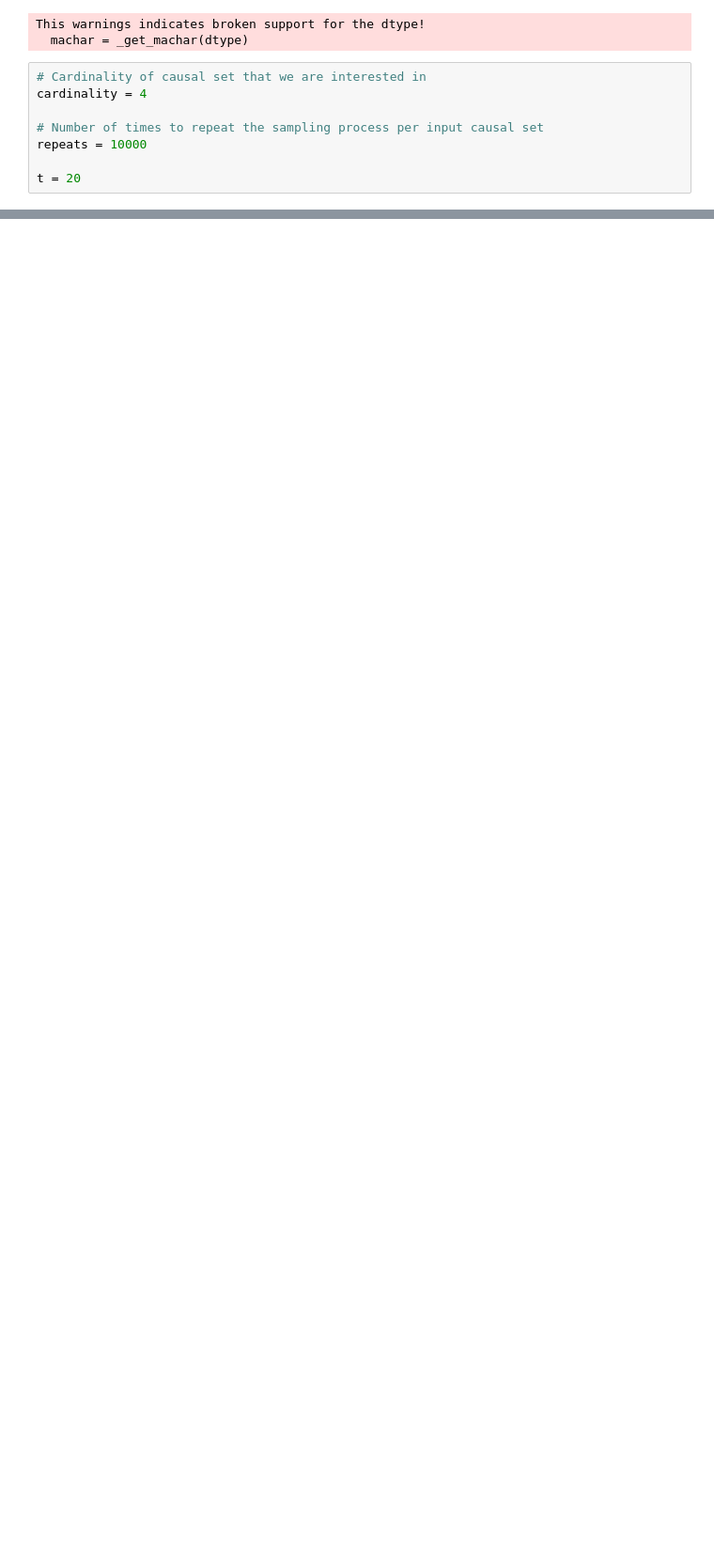
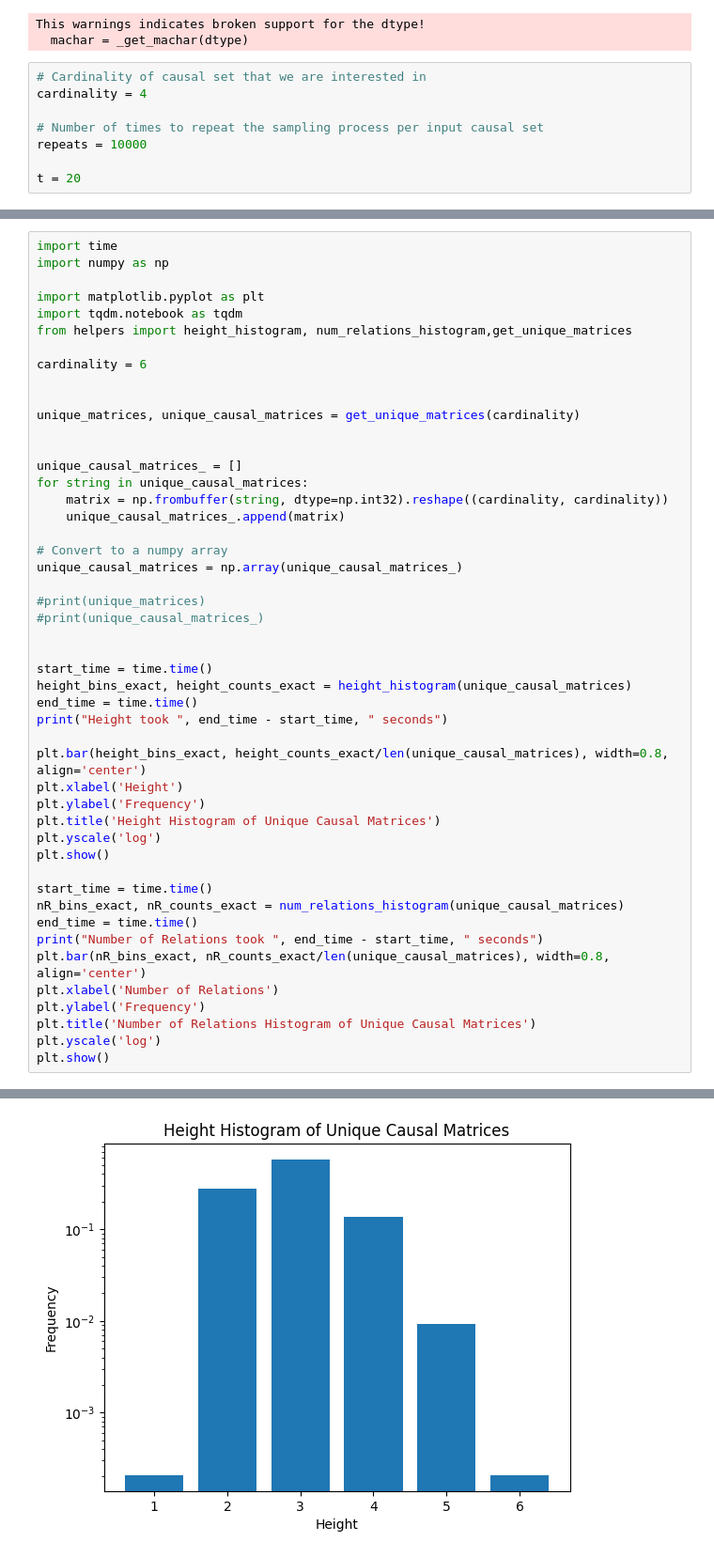
Before and after one commit to Stuartferguson00/SAMPLING_CAUSAL_SETS, a Jupyter notebook: notebooks/CG_testing.ipynb, the cells around one changed output, grey strips where cells are left out. Shown at 94% size. Saved outputs shown, nothing was run; the diff lists cells and outputs as text; blank space fills up the shorter version.

```diff
--- a/notebooks/CG_testing.ipynb
+++ b/notebooks/CG_testing.ipynb
@@ -210,0 +356,49 @@ Frequency of forbidden transitions:  0.0003225
+# %%
+import time
+import numpy as np
+
+import matplotlib.pyplot as plt
+import tqdm.notebook as tqdm
+from helpers import height_histogram, num_relations_histogram,get_unique_matrices
+
+cardinality = 6
+
+
+unique_matrices, unique_causal_matrices = get_unique_matrices(cardinality)
+
+
+unique_causal_matrices_ = []
+for string in unique_causal_matrices:
+    matrix = np.frombuffer(string, dtype=np.int32).reshape((cardinality, cardinality))
+    unique_causal_matrices_.append(matrix)
+
+# Convert to a numpy array
+unique_causal_matrices = np.array(unique_causal_matrices_)
+
+#print(unique_matrices)
+#print(unique_causal_matrices_)
+
+
+start_time = time.time()
+height_bins_exact, height_counts_exact = height_histogram(unique_causal_matrices)
+end_time = time.time()
+print("Height took ", end_time - start_time, " seconds")
+
+plt.bar(height_bins_exact, height_counts_exact/len(unique_causal_matrices), width=0.8, align='center')
+plt.xlabel('Height')
+plt.ylabel('Frequency')
+plt.title('Height Histogram of Unique Causal Matrices')
+plt.yscale('log')
+plt.show()
+
+start_time = time.time()
+nR_bins_exact, nR_counts_exact = num_relations_histogram(unique_causal_matrices)
+end_time = time.time()
+print("Number of Relations took ", end_time - start_time, " seconds")
+plt.bar(nR_bins_exact, nR_counts_exact/len(unique_causal_matrices), width=0.8, align='center')
+plt.xlabel('Number of Relations')
+plt.ylabel('Frequency')
+plt.title('Number of Relations Histogram of Unique Causal Matrices')
+plt.yscale('log')
+plt.show()
+# %% [output]
@@ -210,0 +406 @@ Frequency of forbidden transitions:  0.0003225
+[figure, added]
```
Also changed, not shown: parts of 9 cells of this notebook, 9 other files.
